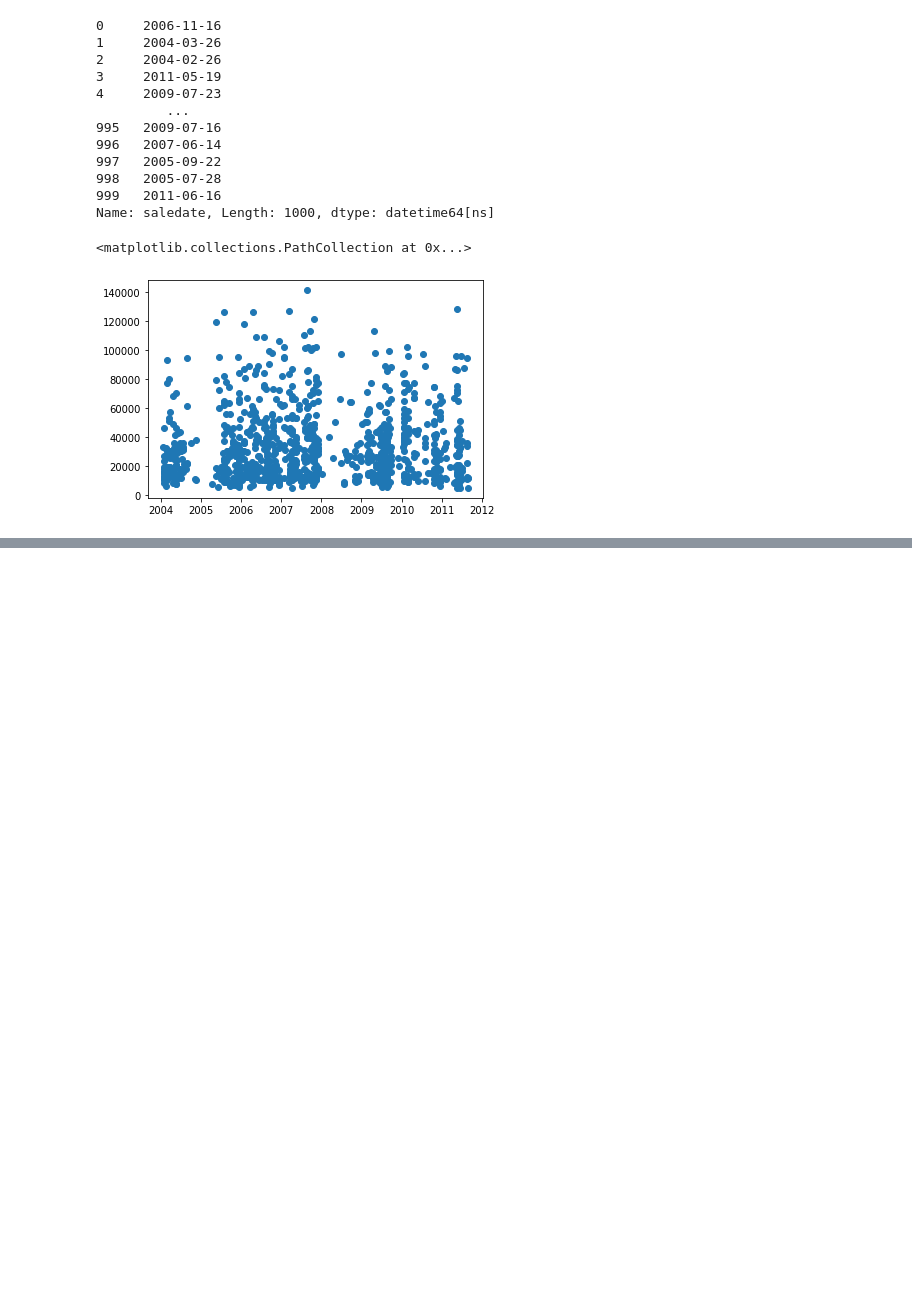
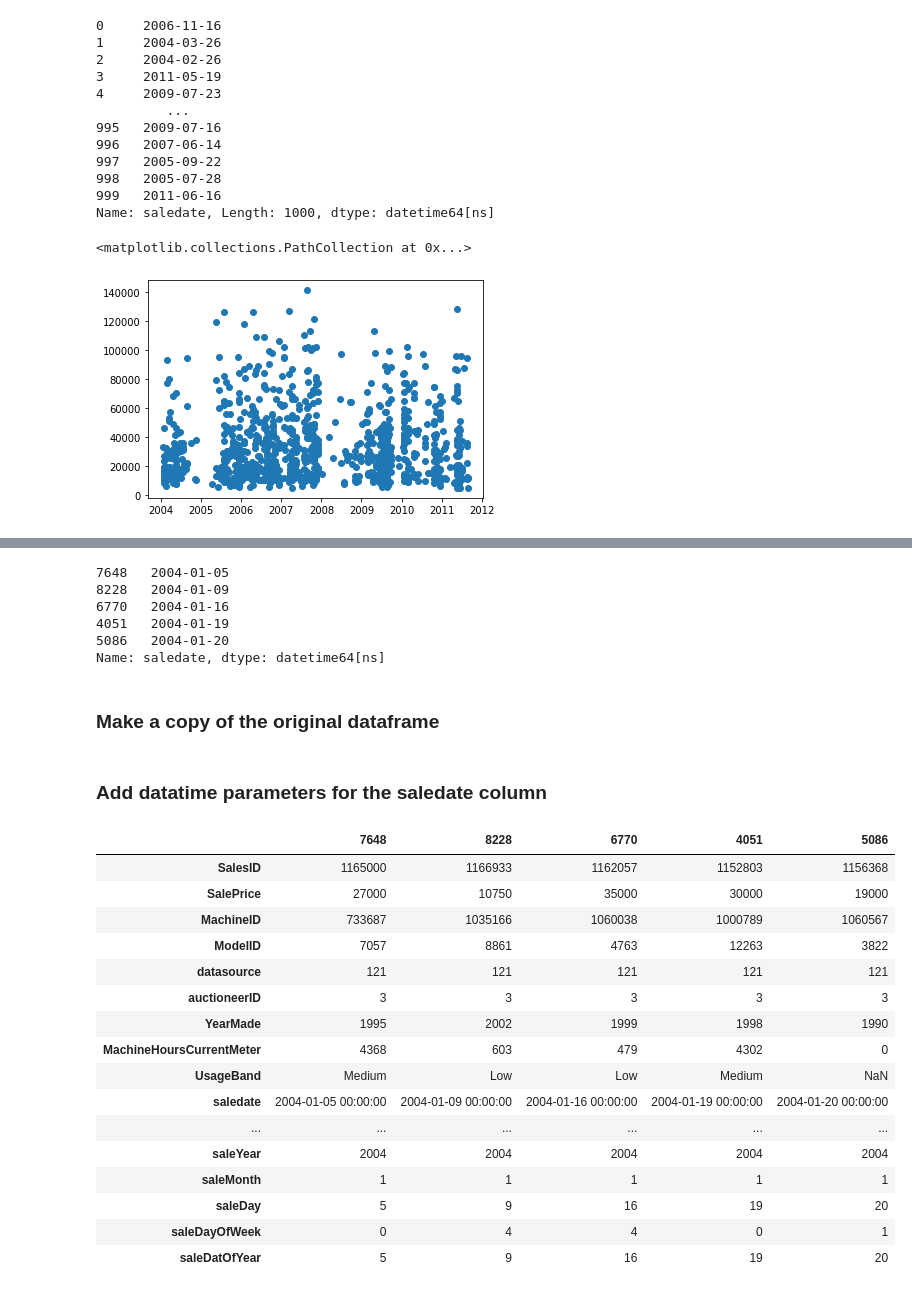
Before and after one commit to shubh-mishra/Bulldozer-price-prediction, a Jupyter notebook: bulldozer_price_prediction.ipynb, the cells around one changed output, grey strips where cells are left out. Saved outputs shown, nothing was run; the diff lists cells and outputs as text; code cells hidden in the pictures; blank space fills up the shorter version.

```diff
--- a/bulldozer_price_prediction.ipynb
+++ b/bulldozer_price_prediction.ipynb
@@ -192,0 +204,42 @@ df.head().T
+# %%
+df.sort_values(by=['saledate'], inplace=True, ascending=True)
+df.saledate.head()
+# %% [output]
+7648   2004-01-05
+8228   2004-01-09
+6770   2004-01-16
+4051   2004-01-19
+5086   2004-01-20
+Name: saledate, dtype: datetime64[ns]
+# %% [markdown]
+### Make a copy of the original dataframe
+# %%
+df_tmp = df.copy()
+# %% [markdown]
+### Add datatime parameters for the saledate column
+# %%
+df_tmp['saleYear'] = df_tmp['saledate'].dt.year
+df_tmp['saleMonth'] = df_tmp['saledate'].dt.month
+df_tmp['saleDay'] = df_tmp['saledate'].dt.day
+df_tmp['saleDayOfWeek'] = df_tmp['saledate'].dt.dayofweek
+df_tmp['saleDatOfYear'] = df_tmp['saledate'].dt.dayofyear
+# %%
+df_tmp.head().T
+# %% [output]
+|  | 7648 | 8228 | 6770 | 4051 | 5086 |
+| SalesID | 1165000 | 1166933 | 1162057 | 1152803 | 1156368 |
+| SalePrice | 27000 | 10750 | 35000 | 30000 | 19000 |
+| MachineID | 733687 | 1035166 | 1060038 | 1000789 | 1060567 |
+| ModelID | 7057 | 8861 | 4763 | 12263 | 3822 |
+| datasource | 121 | 121 | 121 | 121 | 121 |
+| auctioneerID | 3 | 3 | 3 | 3 | 3 |
+| YearMade | 1995 | 2002 | 1999 | 1998 | 1990 |
+| MachineHoursCurrentMeter | 4368 | 603 | 479 | 4302 | 0 |
+| UsageBand | Medium | Low | Low | Medium | NaN |
+| saledate | 2004-01-05 00:00:00 | 2004-01-09 00:00:00 | 2004-01-16 00:00:00 | 2004-01-19 00:00:00 | 2004-01-20 00:00:00 |
+| ... | ... | ... | ... | ... | ... |
+| saleYear | 2004 | 2004 | 2004 | 2004 | 2004 |
+| saleMonth | 1 | 1 | 1 | 1 | 1 |
+| saleDay | 5 | 9 | 16 | 19 | 20 |
+| saleDayOfWeek | 0 | 4 | 4 | 0 | 1 |
+| saleDatOfYear | 5 | 9 | 16 | 19 | 20 |
```
Also changed, not shown: parts of 14 cells of this notebook.
